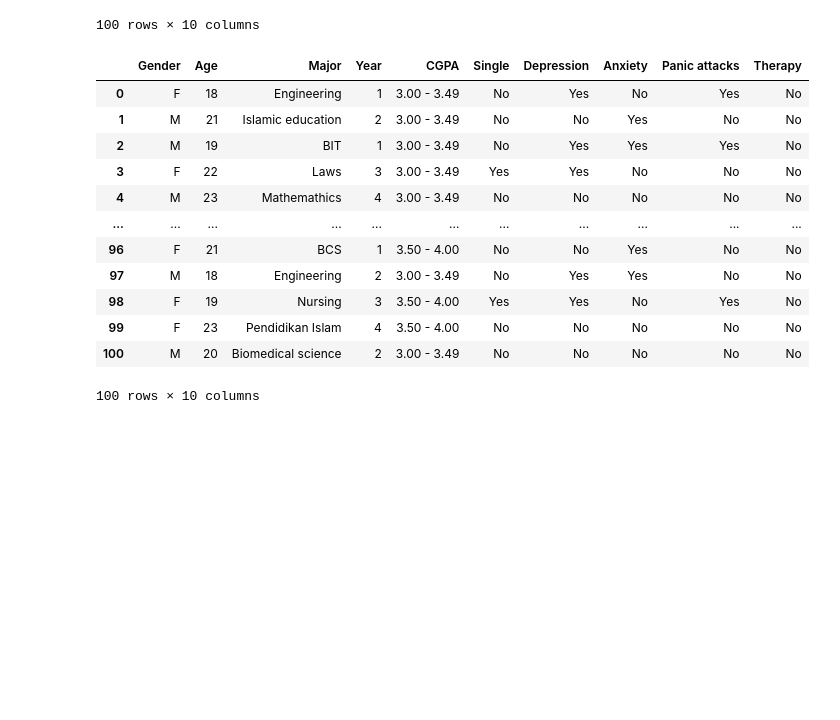
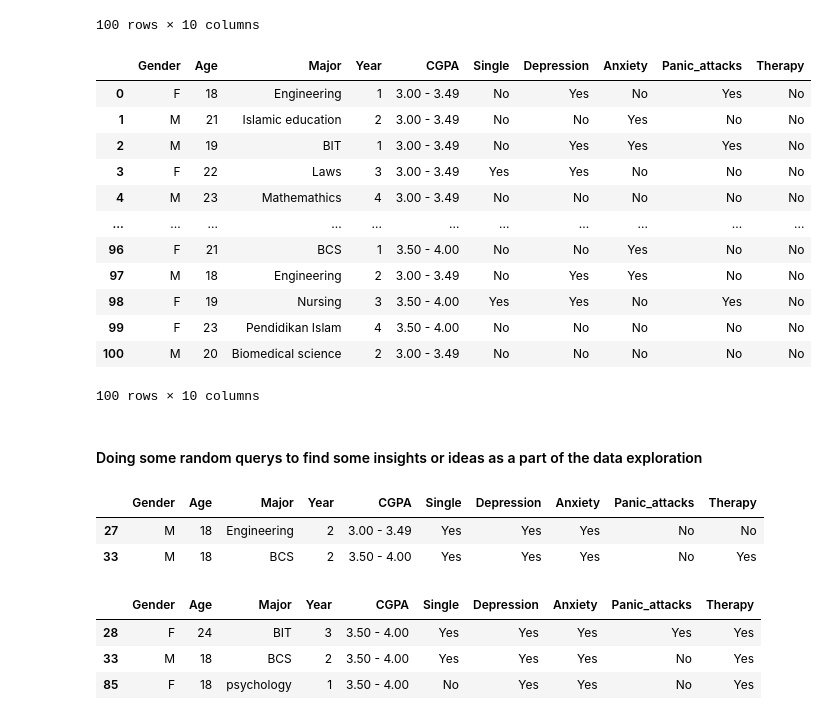
Before and after one commit to StojcheD/VDSS_Project, a Jupyter notebook: raw_data.ipynb, the cells around one changed output. Saved outputs shown, nothing was run; the diff lists cells and outputs as text; code cells hidden in the pictures; blank space fills up the shorter version.

```diff
--- a/raw_data.ipynb
+++ b/raw_data.ipynb
@@ -124,18 +126,10 @@ df
 100 rows × 10 columns
 # %%
 #Changing the names of some columns
-df.rename(columns = {'Choose your gender':'Gender',
-                     'What is your course?':'Major',
-                     'What is your CGPA?':'CGPA',
-                     'Your current year of Study':'Year',
-                     'Do you have Depression?':'Depression',
-                     'Do you have Anxiety?': 'Anxiety',
-                     'Do you have Panic attack?':'Panic attacks',
-                     'Did you seek any specialist for a treatment?':'Therapy',
-                    'Marital status':'Single'}, inplace = True)
+df.rename(columns = {'Choose your gender':'Gender','What is your course?':'Major','What is your CGPA?':'CGPA','Your current year of Study':'Year','Do you have Depression?':'Depression','Do you have Anxiety?': 'Anxiety','Do you have Panic attack?':'Panic_attacks','Did you seek any specialist for a treatment?':'Therapy','Marital status':'Single'}, inplace = True)
 df
 # %% [output]
-|  | Gender | Age | Major | Year | CGPA | Single | Depression | Anxiety | Panic attacks | Therapy |
+|  | Gender | Age | Major | Year | CGPA | Single | Depression | Anxiety | Panic_attacks | Therapy |
 | 0 | F | 18 | Engineering | 1 | 3.00 - 3.49 | No | Yes | No | Yes | No |
 | 1 | M | 21 | Islamic education | 2 | 3.00 - 3.49 | No | No | Yes | No | No |
 | 2 | M | 19 | BIT | 1 | 3.00 - 3.49 | No | Yes | Yes | Yes | No |
@@ -148,3 +142,18 @@ df
 | 99 | F | 23 | Pendidikan Islam | 4 | 3.50 - 4.00 | No | No | No | No | No |
 | 100 | M | 20 | Biomedical science | 2 | 3.00 - 3.49 | No | No | No | No | No |
 100 rows × 10 columns
+# %% [markdown]
+#### Doing some random querys to find some insights or ideas as a part of the data exploration
+# %%
+df.query("Anxiety == 'Yes' and Single == 'Yes'and Gender == 'M'")
+# %% [output]
+|  | Gender | Age | Major | Year | CGPA | Single | Depression | Anxiety | Panic_attacks | Therapy |
+| 27 | M | 18 | Engineering | 2 | 3.00 - 3.49 | Yes | Yes | Yes | No | No |
+| 33 | M | 18 | BCS | 2 | 3.50 - 4.00 | Yes | Yes | Yes | No | Yes |
+# %%
+df.query("Depression == 'Yes' and Anxiety == 'Yes' and Therapy =='Yes'")
+# %% [output]
+|  | Gender | Age | Major | Year | CGPA | Single | Depression | Anxiety | Panic_attacks | Therapy |
+| 28 | F | 24 | BIT | 3 | 3.50 - 4.00 | Yes | Yes | Yes | Yes | Yes |
+| 33 | M | 18 | BCS | 2 | 3.50 - 4.00 | Yes | Yes | Yes | No | Yes |
+| 85 | F | 18 | psychology | 1 | 3.50 - 4.00 | No | Yes | Yes | No | Yes |
```
Also changed, not shown: parts of 9 cells of this notebook.
